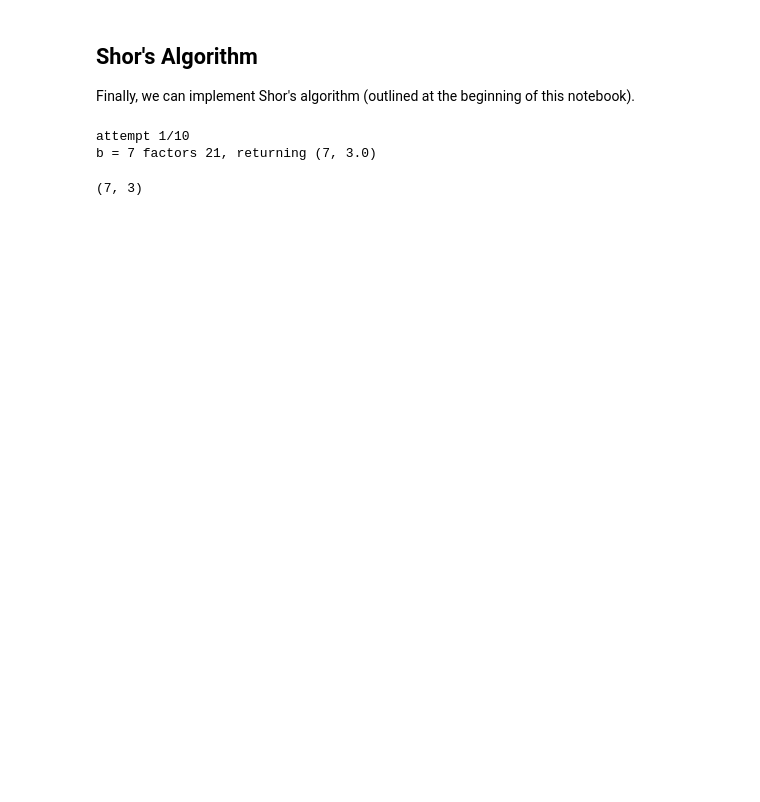
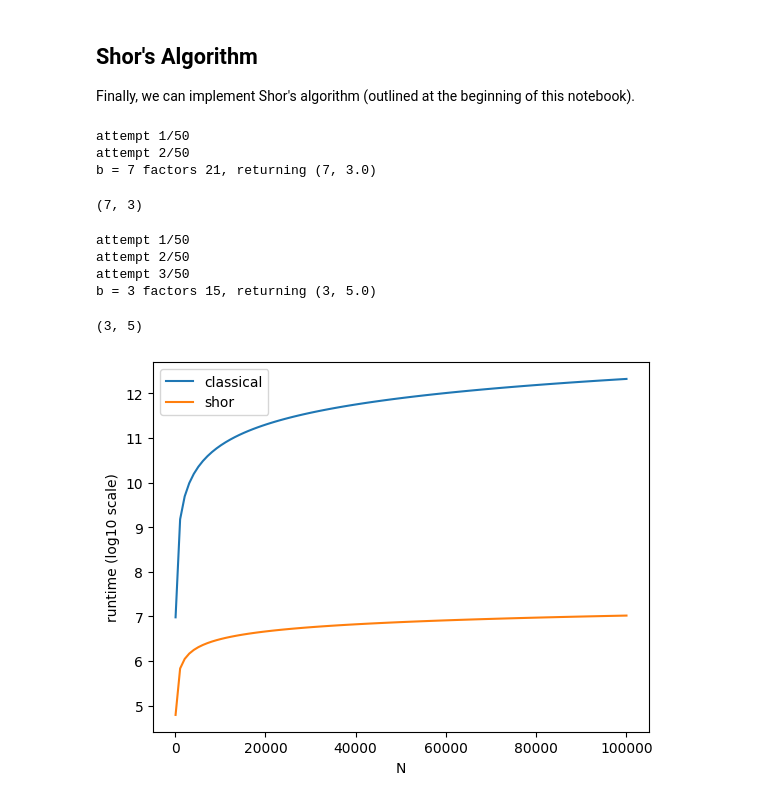
Before and after one commit to bolst/classical-shor, a Jupyter notebook: classical-shor.ipynb, the cells around one changed output. Saved outputs shown, nothing was run; the diff lists cells and outputs as text; code cells hidden in the pictures; blank space fills up the shorter version.

```diff
--- a/classical-shor.ipynb
+++ b/classical-shor.ipynb
@@ -737,7 +743,7 @@ Finally, we can implement Shor's algorithm (outlined at the beginning of this no
 # %%
 import numpy as np
 
-def shor(N: int, max_iter=10):
+def shor(N: int, max_iter=50):
 
     def core(N):
         # choose random integer 1 < a < N
@@ -779,6 +785,37 @@ def shor(N: int, max_iter=10):
 
 shor(21)
 # %% [output]
-attempt 1/10
+attempt 1/50
+attempt 2/50
 b = 7 factors 21, returning (7, 3.0)
 (7, 3)
+# %%
+shor(15)
+# %% [output]
+attempt 1/50
+attempt 2/50
+attempt 3/50
+b = 3 factors 15, returning (3, 5.0)
+(3, 5)
+# %%
+import numpy as np
+import matplotlib.pyplot as plt
+
+N0 = np.linspace(100, 1e5, 100)
+
+def crt(N):
+    return np.exp( 1.9 * np.log2(N)**(1/3) * np.log2(np.log2(N))**(2/3) )
+
+def qrt(N):
+    return np.log2(N)**2 * np.log2(np.log2(N))
+
+Q = qrt(N0)
+C = crt(N0)
+
+plt.plot(N0, np.log(C), label='classical')
+plt.plot(N0, np.log(Q), label='shor')
+plt.xlabel('N')
+plt.ylabel('runtime (log10 scale)')
+plt.legend();
+# %% [output]
+[figure, added]
```
Also changed, not shown: parts of 7 cells of this notebook, 1 other file.
